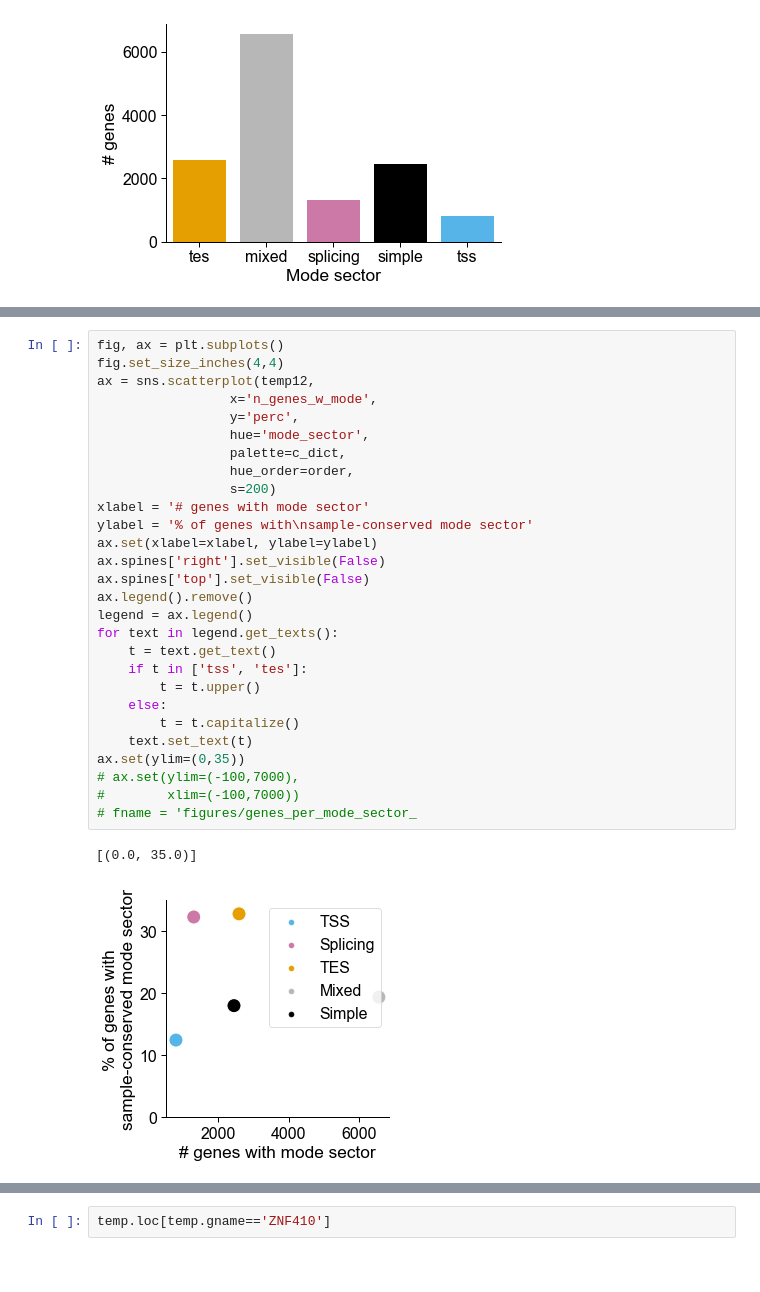
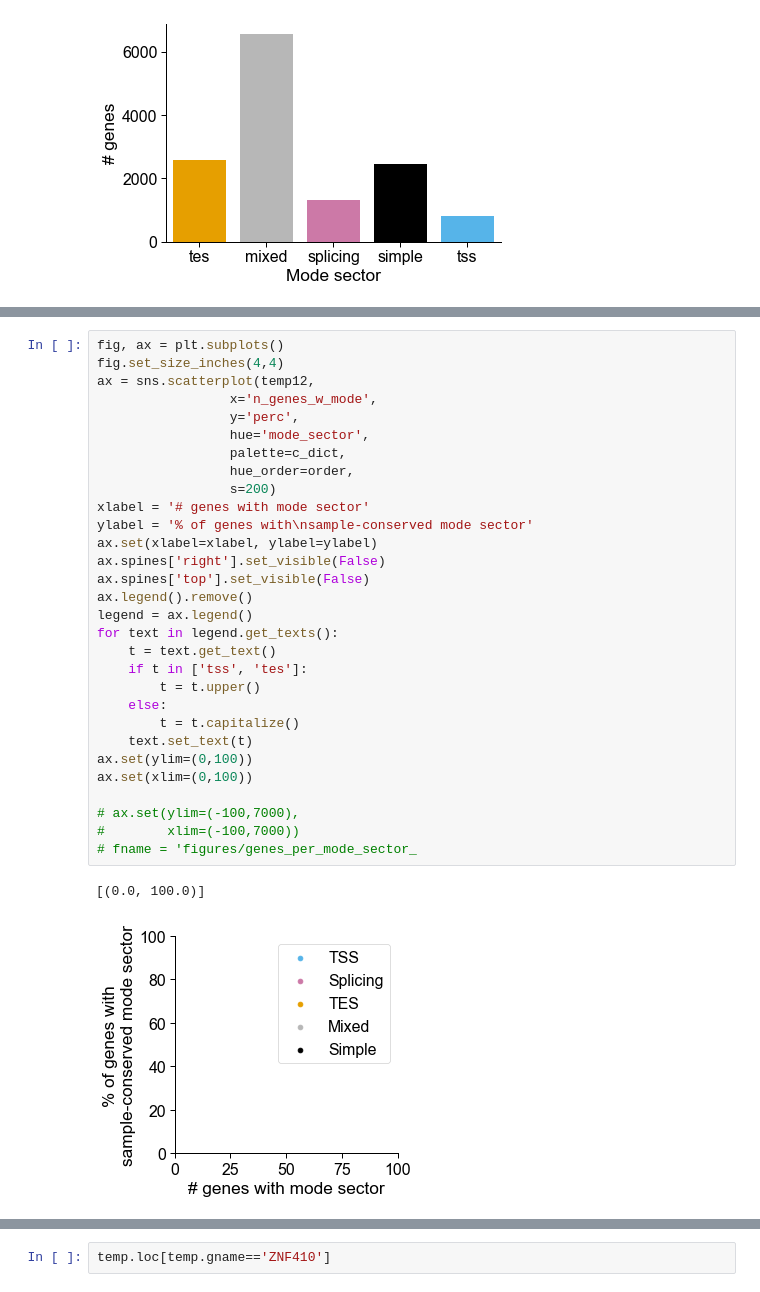
Before and after one commit to fairliereese/paper_rnawg, a Jupyter notebook: figures_revisions/revisions/sample_sector_conservation.ipynb, the cells around one changed output, grey strips where cells are left out. Saved outputs shown, nothing was run; the diff lists cells and outputs as text.

```diff
--- a/figures_revisions/revisions/sample_sector_conservation.ipynb
+++ b/figures_revisions/revisions/sample_sector_conservation.ipynb
@@ -559,34 +627,36 @@ temp12
 # %%
 fig, ax = plt.subplots()
 fig.set_size_inches(4,4)
 ax = sns.scatterplot(temp12,
                  x='n_genes_w_mode',
                  y='perc',
                  hue='mode_sector',
                  palette=c_dict,
                  hue_order=order,
                  s=200)
 xlabel = '# genes with mode sector'
 ylabel = '% of genes with\nsample-conserved mode sector'
 ax.set(xlabel=xlabel, ylabel=ylabel)
 ax.spines['right'].set_visible(False)
 ax.spines['top'].set_visible(False)
 ax.legend().remove()
 legend = ax.legend()
 for text in legend.get_texts():
     t = text.get_text()
     if t in ['tss', 'tes']:
         t = t.upper()
     else:
         t = t.capitalize()
     text.set_text(t)
-ax.set(ylim=(0,35))
+ax.set(ylim=(0,100))
+ax.set(xlim=(0,100))
+
 # ax.set(ylim=(-100,7000),
 #        xlim=(-100,7000))
 # fname = 'figures/genes_per_mode_sector_
 # %% [output]
-[(0.0, 35.0)]
+[(0.0, 100.0)]
-[figure, old version]
+[figure, new version]
 # %%
 fig, ax = plt.subplots()
 fig.set_size_inches(4,4)
```
Also changed, not shown: parts of 52 cells of this notebook, 14 other files.
